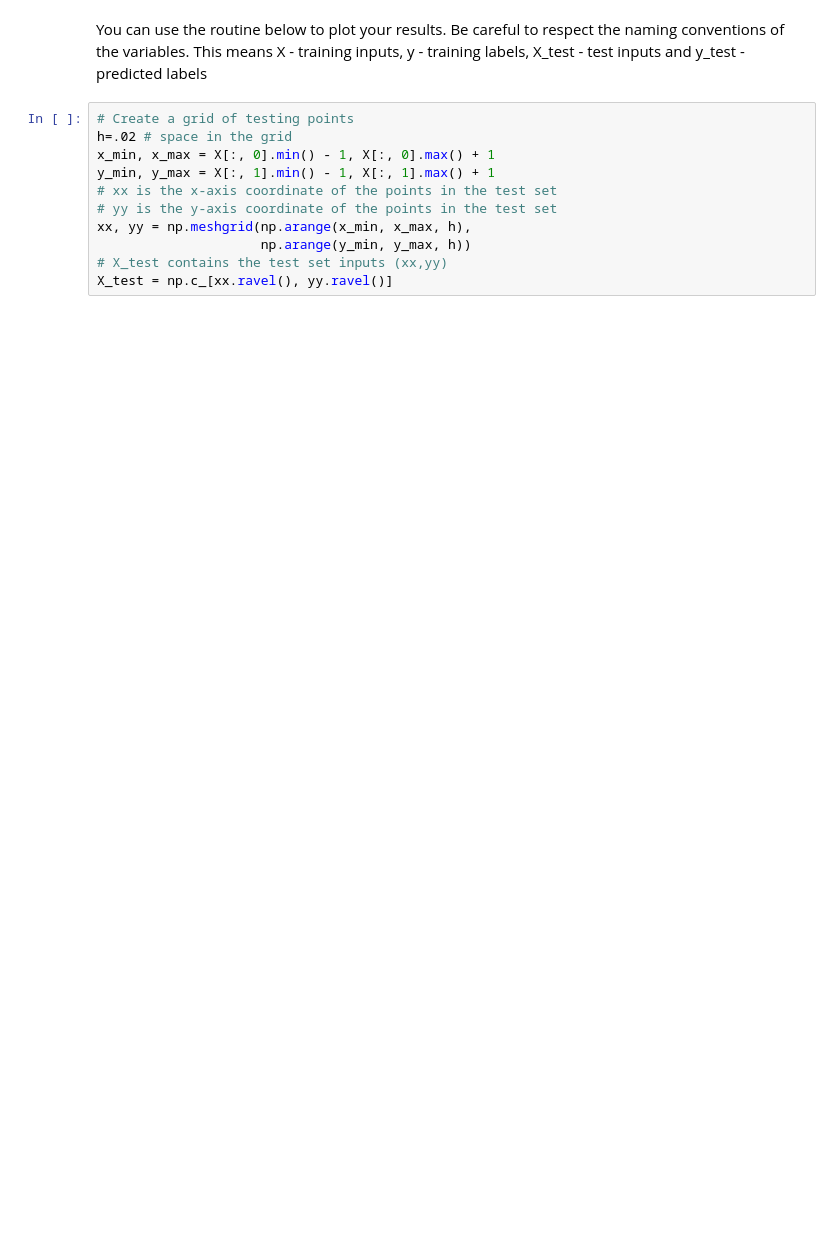
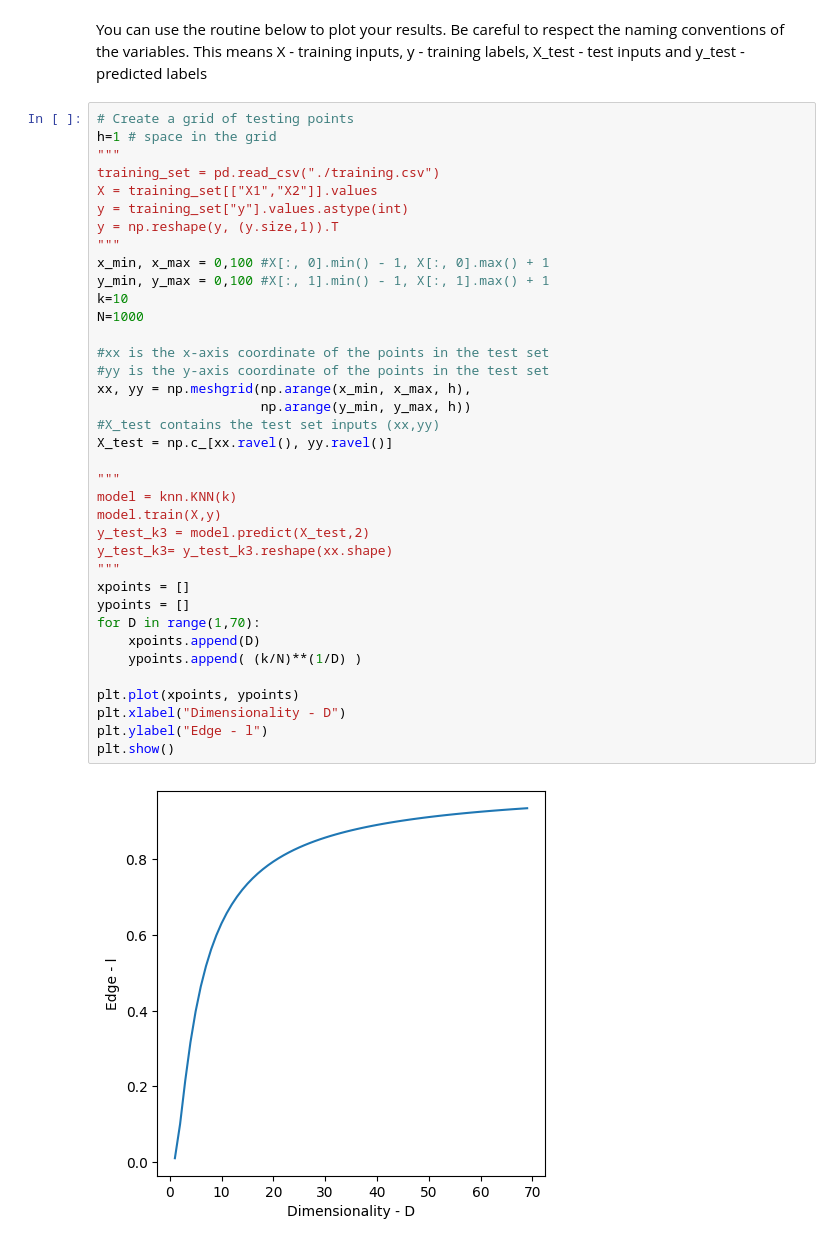
Before and after one commit to Emanueleff/Malis-Project, a Jupyter notebook: Project1/experiments.ipynb, the cells around one changed output. Cells and saved outputs as stored; diff of their text form; blank space fills up the shorter version.

Commit message:
Plot of l in function of D

```diff
--- a/Project1/experiments.ipynb
+++ b/Project1/experiments.ipynb
@@ -6,14 +10,42 @@ import utils
 You can use the routine below to plot your results. Be careful to respect the naming conventions of the variables. This means X - training inputs, y - training labels, X_test - test inputs and y_test - predicted labels
 # %%
 # Create a grid of testing points
-h=.02 # space in the grid
-x_min, x_max = X[:, 0].min() - 1, X[:, 0].max() + 1
-y_min, y_max = X[:, 1].min() - 1, X[:, 1].max() + 1
-# xx is the x-axis coordinate of the points in the test set
-# yy is the y-axis coordinate of the points in the test set
+h=1 # space in the grid
+"""
+training_set = pd.read_csv("./training.csv")
+X = training_set[["X1","X2"]].values
+y = training_set["y"].values.astype(int)
+y = np.reshape(y, (y.size,1)).T
+"""
+x_min, x_max = 0,100 #X[:, 0].min() - 1, X[:, 0].max() + 1
+y_min, y_max = 0,100 #X[:, 1].min() - 1, X[:, 1].max() + 1
+k=10
+N=1000
+
+#xx is the x-axis coordinate of the points in the test set
+#yy is the y-axis coordinate of the points in the test set
 xx, yy = np.meshgrid(np.arange(x_min, x_max, h),
                      np.arange(y_min, y_max, h))
-# X_test contains the test set inputs (xx,yy)
+#X_test contains the test set inputs (xx,yy)
 X_test = np.c_[xx.ravel(), yy.ravel()]
+
+"""
+model = knn.KNN(k)
+model.train(X,y)
+y_test_k3 = model.predict(X_test,2)
+y_test_k3= y_test_k3.reshape(xx.shape)
+"""
+xpoints = []
+ypoints = []
+for D in range(1,70):
+    xpoints.append(D)
+    ypoints.append( (k/N)**(1/D) )
+
+plt.plot(xpoints, ypoints)
+plt.xlabel("Dimensionality - D")
+plt.ylabel("Edge - l")
+plt.show()
+# %% [output]
+[figure, added]
 # %%
 utils.plot_results(xx,yy, X, y, y_test_k3, "k=" + str(k))
```
Also changed, not shown: parts of 2 cells of this notebook.
